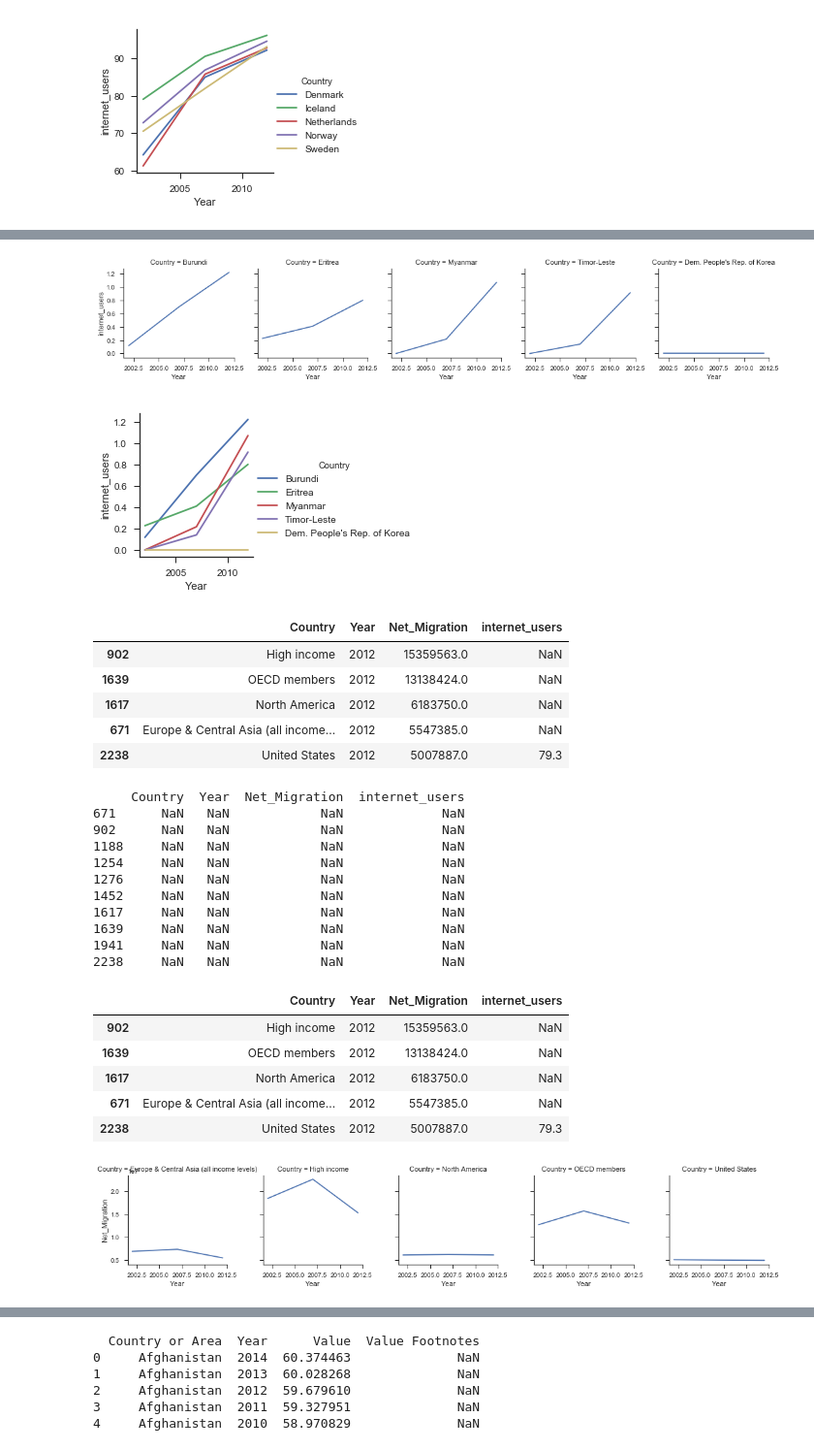
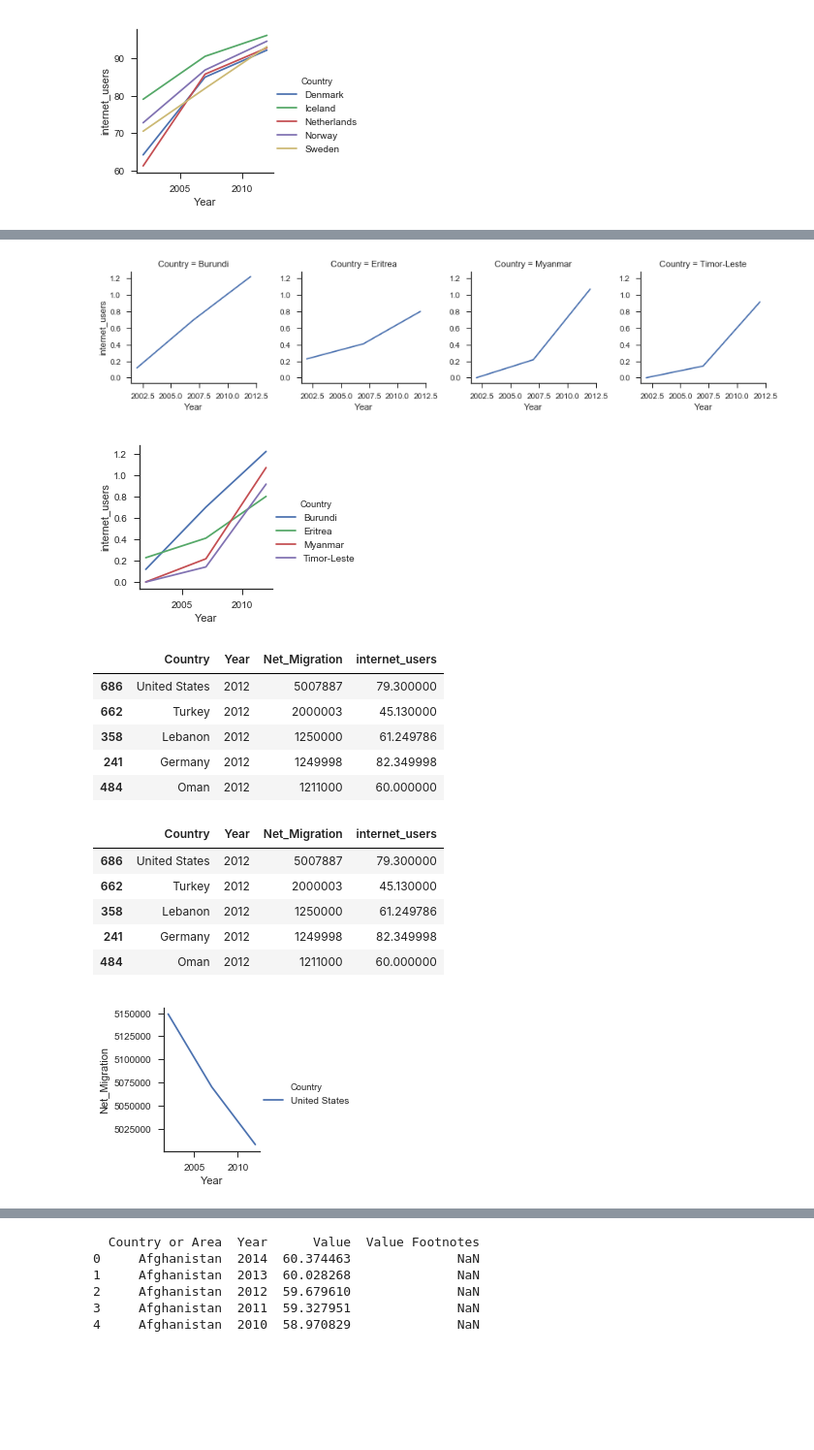
Before and after one commit to DEREJEGETU/data-question-1, a Jupyter notebook: data_question_1_Assignment .ipynb, the cells around one changed output, grey strips where cells are left out. Shown at 97% size. Cells and saved outputs as stored; diff of their text form; code cells hidden in the pictures; blank space fills up the shorter version.

```diff
--- a/data_question_1_Assignment .ipynb
+++ b/data_question_1_Assignment .ipynb
@@ -127,5 +105,5 @@ print(type(internet_users))
 # %% [output]
 <class 'pandas.core.frame.DataFrame'>
 # %%
-merged_MI=pd.merge(net_migration, internet_users ,how='outer',on=('Country','Year'))
+merged_MI=pd.merge(net_migration, internet_users ,how='inner',on=('Country','Year'))
 # %%
@@ -401,42 +354,28 @@ print(S_internet_users)
 MI = sns.FacetGrid(S_internet_users,  col="Country")
 MI = (MI.map(plt.plot, "Year", "internet_users" ).add_legend())
 # %% [output]
-[figure, old version]
+[figure, new version]
 # %%
 MI = sns.FacetGrid(S_internet_users,  hue="Country")
 MI = (MI.map(plt.plot, "Year", "internet_users" ).add_legend())
 # %% [output]
-[figure, old version]
+[figure, new version]
 # %%
 Subset_2012.nlargest(5,'Net_Migration')
 # %% [output]
 |  | Country | Year | Net_Migration | internet_users |
-| 902 | High income | 2012 | 15359563.0 | NaN |
-| 1639 | OECD members | 2012 | 13138424.0 | NaN |
-| 1617 | North America | 2012 | 6183750.0 | NaN |
-| 671 | Europe & Central Asia (all income... | 2012 | 5547385.0 | NaN |
-| 2238 | United States | 2012 | 5007887.0 | 79.3 |
+| 686 | United States | 2012 | 5007887 | 79.300000 |
+| 662 | Turkey | 2012 | 2000003 | 45.130000 |
+| 358 | Lebanon | 2012 | 1250000 | 61.249786 |
+| 241 | Germany | 2012 | 1249998 | 82.349998 |
+| 484 | Oman | 2012 | 1211000 | 60.000000 |
-# %%
-print(TS_Net_Migration)
-# %% [output]
-     Country  Year  Net_Migration  internet_users
-671      NaN   NaN            NaN             NaN
-902      NaN   NaN            NaN             NaN
-1188     NaN   NaN            NaN             NaN
-1254     NaN   NaN            NaN             NaN
-1276     NaN   NaN            NaN             NaN
-1452     NaN   NaN            NaN             NaN
-1617     NaN   NaN            NaN             NaN
-1639     NaN   NaN            NaN             NaN
-1941     NaN   NaN            NaN             NaN
-2238     NaN   NaN            NaN             NaN
 # %%
 Subset_2012.nlargest(5,'Net_Migration')
 # %% [output]
 |  | Country | Year | Net_Migration | internet_users |
-| 902 | High income | 2012 | 15359563.0 | NaN |
-| 1639 | OECD members | 2012 | 13138424.0 | NaN |
-| 1617 | North America | 2012 | 6183750.0 | NaN |
-| 671 | Europe & Central Asia (all income... | 2012 | 5547385.0 | NaN |
-| 2238 | United States | 2012 | 5007887.0 | 79.3 |
+| 686 | United States | 2012 | 5007887 | 79.300000 |
+| 662 | Turkey | 2012 | 2000003 | 45.130000 |
+| 358 | Lebanon | 2012 | 1250000 | 61.249786 |
+| 241 | Germany | 2012 | 1249998 | 82.349998 |
+| 484 | Oman | 2012 | 1211000 | 60.000000 |
 # %%
@@ -444,8 +383,8 @@ T_Net_Migration=subset_MI[(subset_MI.Country == 'High income')| (subset_MI.Count
 # %%
-MI = sns.FacetGrid(T_Net_Migration,  col="Country")
+MI = sns.FacetGrid(T_Net_Migration,  hue="Country")
 MI = (MI.map(plt.plot, "Year", "Net_Migration" ).add_legend())
 # %% [output]
-[figure, old version]
+[figure, new version]
 # %%
 MI = sns.FacetGrid(T_Net_Migration,  hue="Country")
 MI = (MI.map(plt.plot, "Year", "Net_Migration" ).add_legend())
```
Also changed, not shown: parts of 35 cells of this notebook, 1 other file.
